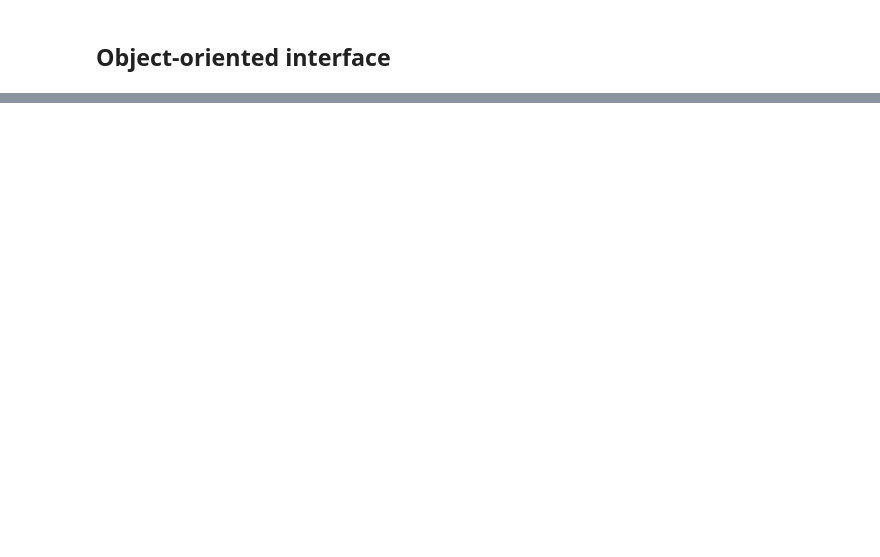
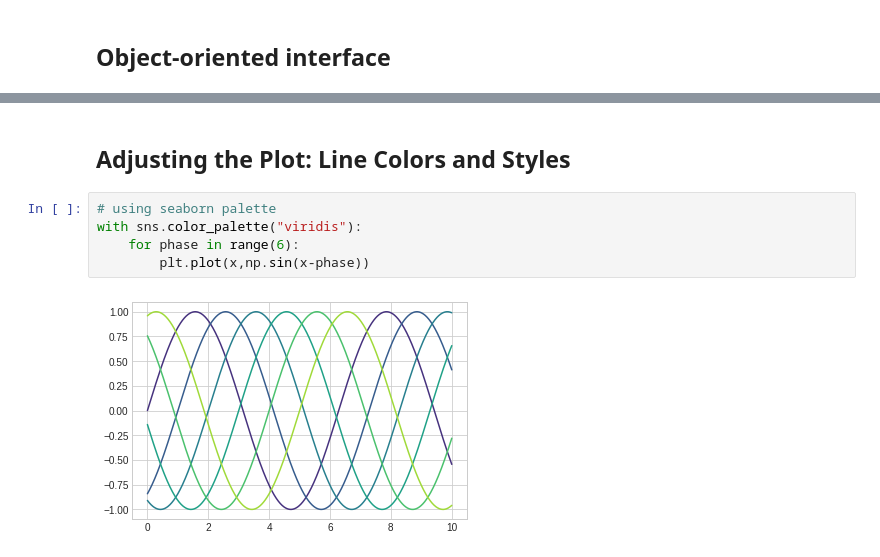
Before and after one commit to LuanDaSilva/PythonDS, a Jupyter notebook: Matplotlib Tutorial.ipynb, the cells around one changed output, grey strips where cells are left out. Saved outputs shown, nothing was run; the diff lists cells and outputs as text; blank space fills up the shorter version.

```diff
--- a/Matplotlib Tutorial.ipynb
+++ b/Matplotlib Tutorial.ipynb
@@ -77,0 +104,9 @@ ax[1].plot(x, np.cos(x));
+# %% [markdown]
+## Adjusting the Plot: Line Colors and Styles
+# %%
+# using seaborn palette
+with sns.color_palette("viridis"):
+    for phase in range(6):
+        plt.plot(x,np.sin(x-phase))
+# %% [output]
+[figure, added]
```
Also changed, not shown: parts of 62 cells of this notebook.
